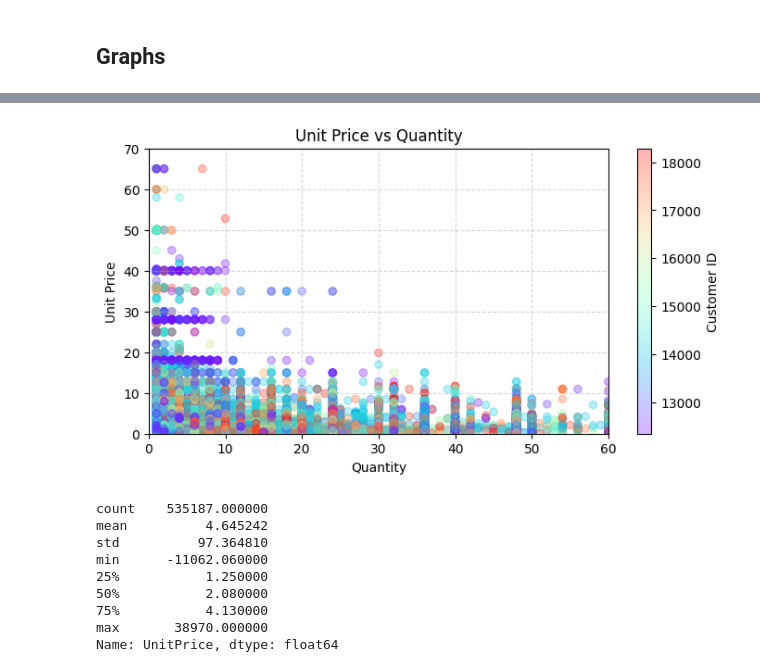
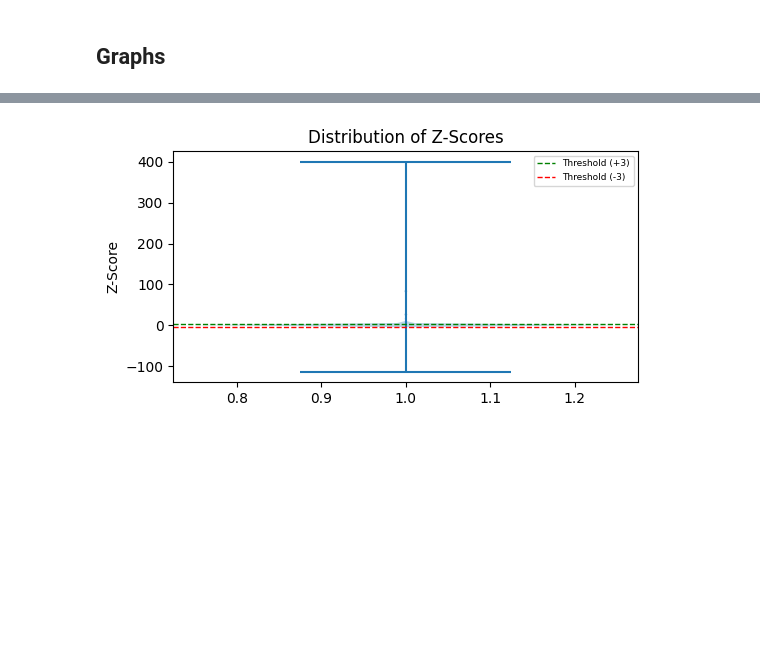
Before and after one commit to Pogo-S/Financial_Data_Project, a Jupyter notebook: scripts/eda.ipynb, the cells around one changed output, grey strips where cells are left out. Cells and saved outputs as stored; diff of their text form; code cells hidden in the pictures; blank space fills up the shorter version.

```diff
--- a/scripts/eda.ipynb
+++ b/scripts/eda.ipynb
@@ -383,25 +380,14 @@ plt.show()
-# %%
-plt.figure(figsize=(8,4))
-plt.scatter(df["Quantity"], df["UnitPrice"], alpha=0.3, c=df["CustomerID"], cmap="rainbow")
-plt.grid(True, linestyle='--', alpha=0.5)
-plt.title("Unit Price vs Quantity")
-plt.xlabel("Quantity")
-plt.ylabel("Unit Price")
-plt.colorbar(label="Customer ID")
-plt.ylim(0, 70)
-plt.xlim(0, 60)
-plt.show()
-# %% [output]
-[figure, removed]
 # %%
-df["UnitPrice"].describe()
+plt.figure(figsize=(6,3))
+plt.violinplot(df["z_score"], showextrema=True)
+
+plt.axhline(3, color="green", linestyle="--", linewidth=1, label="Threshold (+3)")
+plt.axhline(-3, color="red", linestyle="--", linewidth=1, label="Threshold (-3)")
+plt.legend(loc="upper right", fontsize=6.5)
+
+plt.title("Distribution of Z-Scores")
+plt.ylabel("Z-Score")
+
+plt.show()
 # %% [output]
-count    535187.000000
-mean          4.645242
-std          97.364810
-min      -11062.060000
-25%           1.250000
-50%           2.080000
-75%           4.130000
-max       38970.000000
-Name: UnitPrice, dtype: float64
+[figure, added]
```
Also changed, not shown: parts of 19 cells of this notebook, 2 other files.
